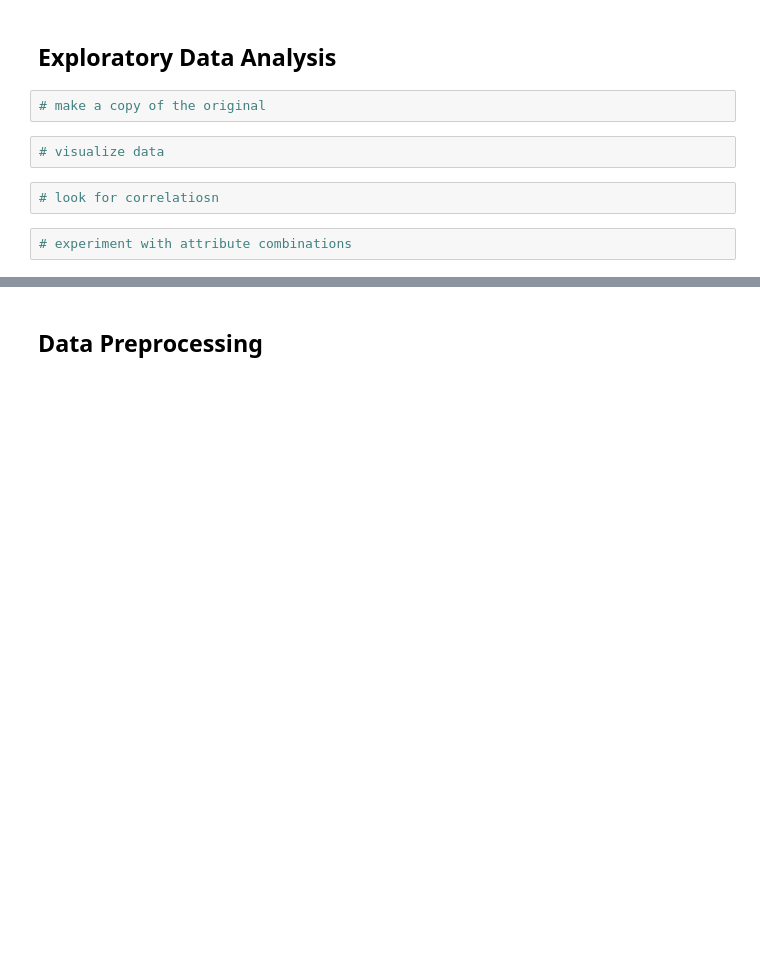
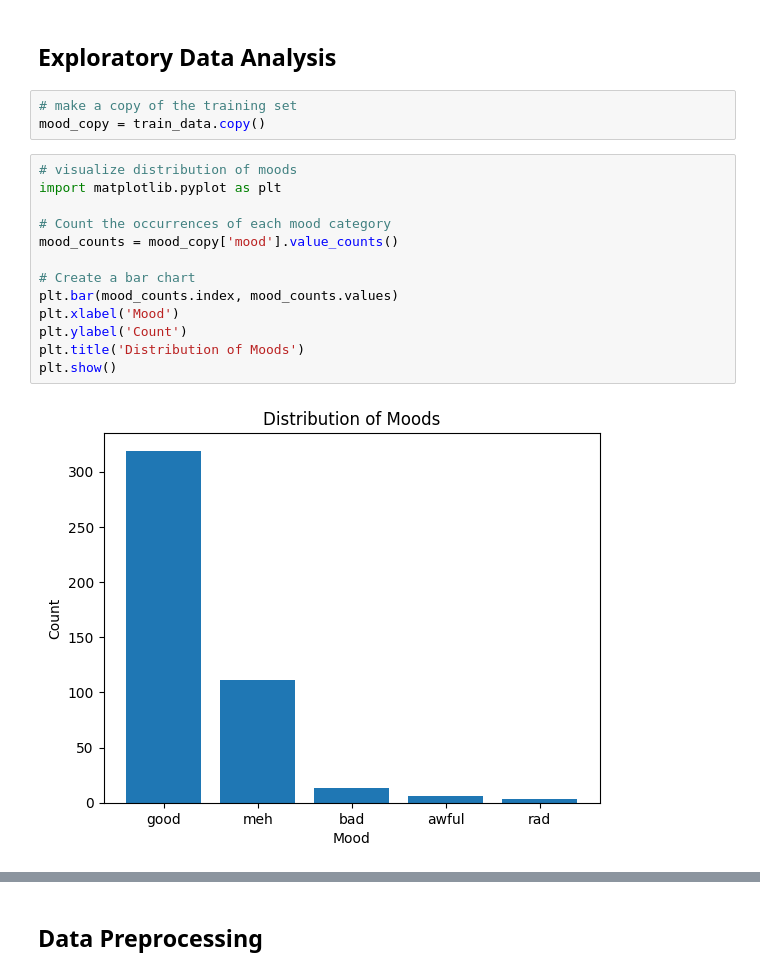
Before and after one commit to samservo09/mood-trend, a Jupyter notebook: mood_trend.ipynb, the cells around one changed output, grey strips where cells are left out. Drawn from its saved outputs; the diff is of its cells as text; blank space fills up the shorter version.

Commit message:
implemented an exploratory data analysis to the training data

```diff
--- a/mood_trend.ipynb
+++ b/mood_trend.ipynb
@@ -163,10 +163,20 @@ Test data shape: (90, 5)
 # %% [markdown]
 ## Exploratory Data Analysis
 # %%
-# make a copy of the original
+# make a copy of the training set
+mood_copy = train_data.copy()
-# %%
-# visualize data
-# %%
-# look for correlatiosn
-# %%
-# experiment with attribute combinations
+# %%
+# visualize distribution of moods
+import matplotlib.pyplot as plt
+
+# Count the occurrences of each mood category
+mood_counts = mood_copy['mood'].value_counts()
+
+# Create a bar chart
+plt.bar(mood_counts.index, mood_counts.values)
+plt.xlabel('Mood')
+plt.ylabel('Count')
+plt.title('Distribution of Moods')
+plt.show()
+# %% [output]
+[figure, added]
```
Also changed, not shown: parts of 7 cells of this notebook.
